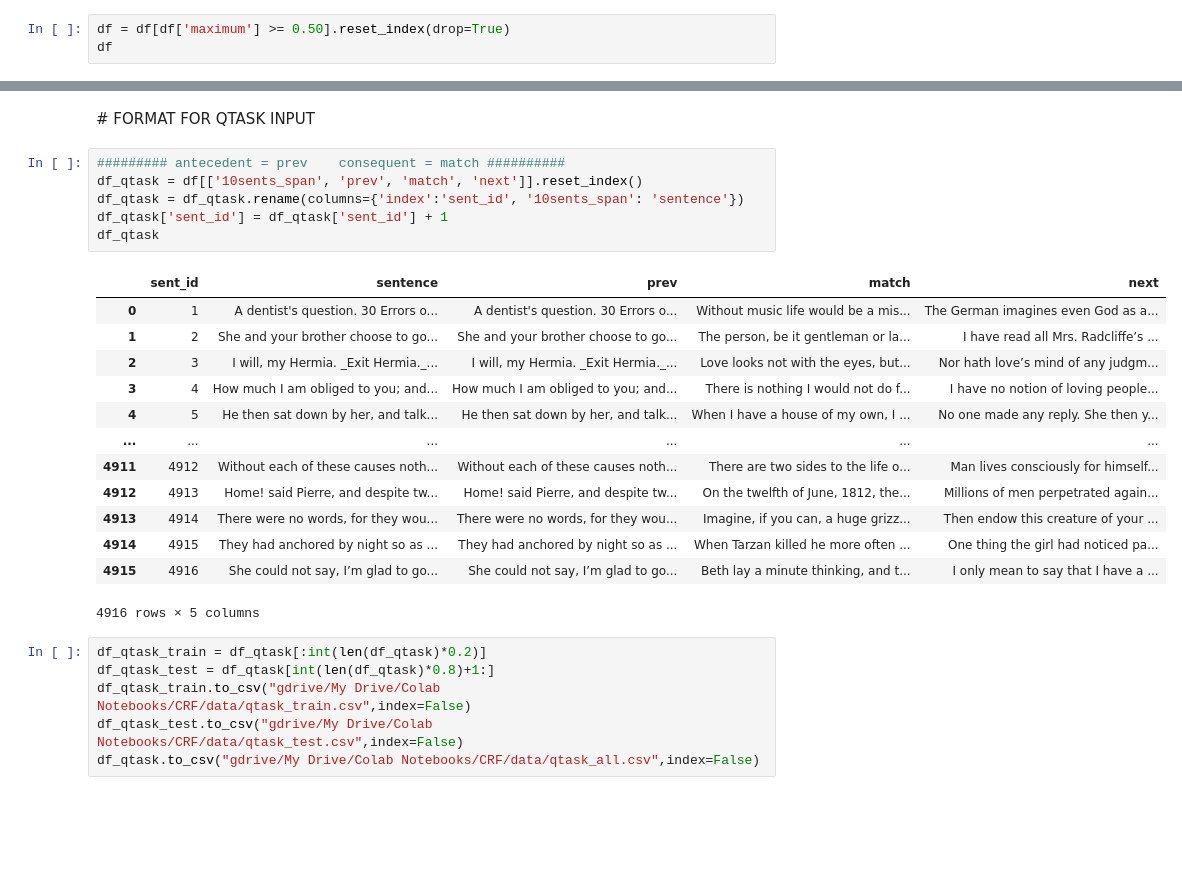
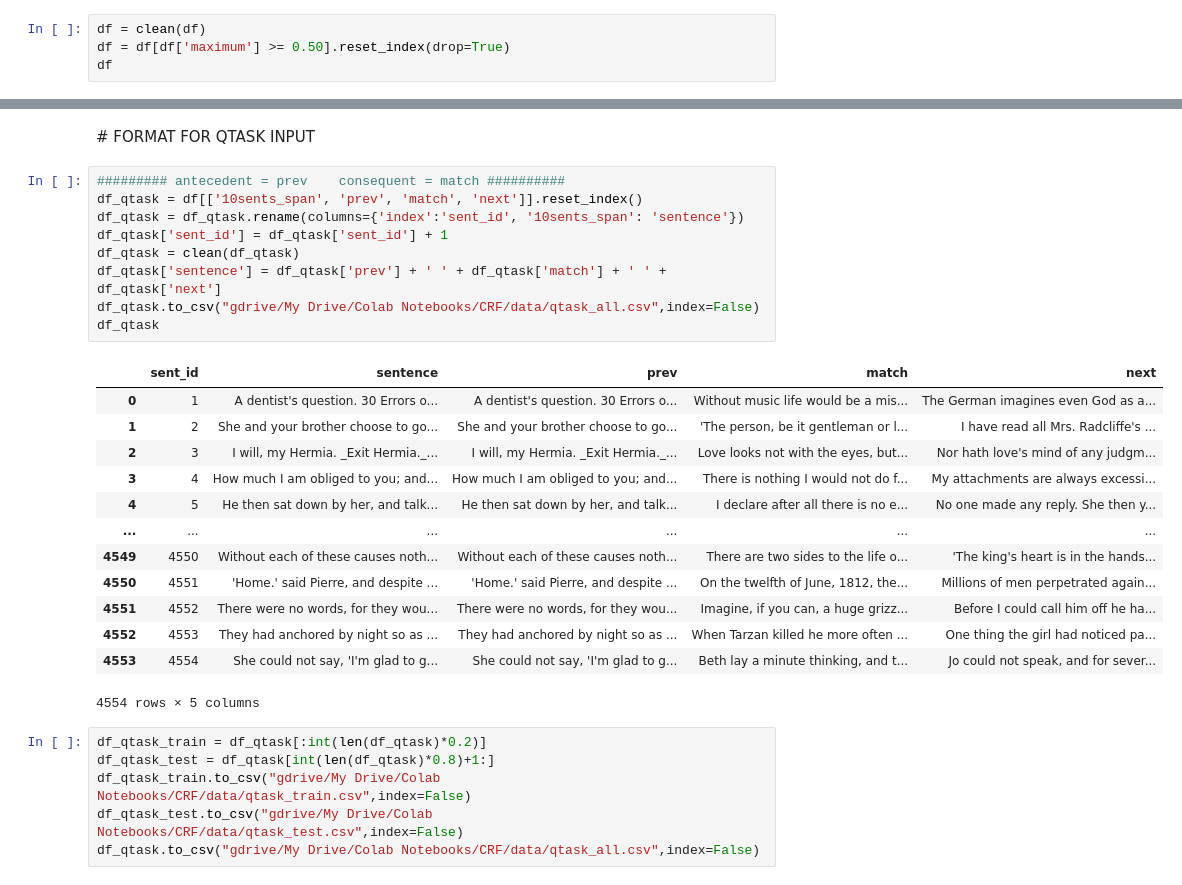
Before and after one commit to Darg-Iztech/quote-detection-crf, a Jupyter notebook: crf_quote_data_generator.ipynb, the cells around one changed output, grey strips where cells are left out. Cells and saved outputs as stored; diff of their text form; blank space fills up the shorter version.

Commit message:
singe-sentence-match bugfix

```diff
--- a/crf_quote_data_generator.ipynb
+++ b/crf_quote_data_generator.ipynb
@@ -157,4 +137,5 @@ df_mov[306:307]
 # %%
+df = clean(df)
 df = df[df['maximum'] >= 0.50].reset_index(drop=True)
 df
 # %% [output]
@@ -301,23 +299,26 @@ df[37:38]
 # %%
 ######### antecedent = prev    consequent = match ##########
 df_qtask = df[['10sents_span', 'prev', 'match', 'next']].reset_index()
 df_qtask = df_qtask.rename(columns={'index':'sent_id', '10sents_span': 'sentence'})
 df_qtask['sent_id'] = df_qtask['sent_id'] + 1
+df_qtask = clean(df_qtask)
+df_qtask['sentence'] = df_qtask['prev'] + ' ' + df_qtask['match'] + ' ' + df_qtask['next']
+df_qtask.to_csv("gdrive/My Drive/Colab Notebooks/CRF/data/qtask_all.csv",index=False)
 df_qtask
 # %% [output]
 |  | sent_id | sentence | prev | match | next |
 | 0 | 1 | A dentist's question. 30 Errors o... | A dentist's question. 30 Errors o... | Without music life would be a mis... | The German imagines even God as a... |
-| 1 | 2 | She and your brother choose to go... | She and your brother choose to go... | The person, be it gentleman or la... | I have read all Mrs. Radcliffe’s ... |
-| 2 | 3 | I will, my Hermia. _Exit Hermia._... | I will, my Hermia. _Exit Hermia._... | Love looks not with the eyes, but... | Nor hath love’s mind of any judgm... |
-| 3 | 4 | How much I am obliged to you; and... | How much I am obliged to you; and... | There is nothing I would not do f... | I have no notion of loving people... |
-| 4 | 5 | He then sat down by her, and talk... | He then sat down by her, and talk... | When I have a house of my own, I ... | No one made any reply. She then y... |
+| 1 | 2 | She and your brother choose to go... | She and your brother choose to go... | 'The person, be it gentleman or l... | I have read all Mrs. Radcliffe's ... |
+| 2 | 3 | I will, my Hermia. _Exit Hermia._... | I will, my Hermia. _Exit Hermia._... | Love looks not with the eyes, but... | Nor hath love's mind of any judgm... |
+| 3 | 4 | How much I am obliged to you; and... | How much I am obliged to you; and... | There is nothing I would not do f... | My attachments are always excessi... |
+| 4 | 5 | He then sat down by her, and talk... | He then sat down by her, and talk... | I declare after all there is no e... | No one made any reply. She then y... |
 | ... | ... | ... | ... | ... | ... |
-| 4911 | 4912 | Without each of these causes noth... | Without each of these causes noth... | There are two sides to the life o... | Man lives consciously for himself... |
-| 4912 | 4913 | Home! said Pierre, and despite tw... | Home! said Pierre, and despite tw... | On the twelfth of June, 1812, the... | Millions of men perpetrated again... |
-| 4913 | 4914 | There were no words, for they wou... | There were no words, for they wou... | Imagine, if you can, a huge grizz... | Then endow this creature of your ... |
-| 4914 | 4915 | They had anchored by night so as ... | They had anchored by night so as ... | When Tarzan killed he more often ... | One thing the girl had noticed pa... |
-| 4915 | 4916 | She could not say, I’m glad to go... | She could not say, I’m glad to go... | Beth lay a minute thinking, and t... | I only mean to say that I have a ... |
+| 4549 | 4550 | Without each of these causes noth... | Without each of these causes noth... | There are two sides to the life o... | 'The king's heart is in the hands... |
+| 4550 | 4551 | 'Home.' said Pierre, and despite ... | 'Home.' said Pierre, and despite ... | On the twelfth of June, 1812, the... | Millions of men perpetrated again... |
+| 4551 | 4552 | There were no words, for they wou... | There were no words, for they wou... | Imagine, if you can, a huge grizz... | Before I could call him off he ha... |
+| 4552 | 4553 | They had anchored by night so as ... | They had anchored by night so as ... | When Tarzan killed he more often ... | One thing the girl had noticed pa... |
+| 4553 | 4554 | She could not say, 'I'm glad to g... | She could not say, 'I'm glad to g... | Beth lay a minute thinking, and t... | Jo could not speak, and for sever... |
-4916 rows × 5 columns
+4554 rows × 5 columns
 # %%
 df_qtask_train = df_qtask[:int(len(df_qtask)*0.2)]
 df_qtask_test = df_qtask[int(len(df_qtask)*0.8)+1:]
```
Also changed, not shown: parts of 22 cells of this notebook, 20 other files.
